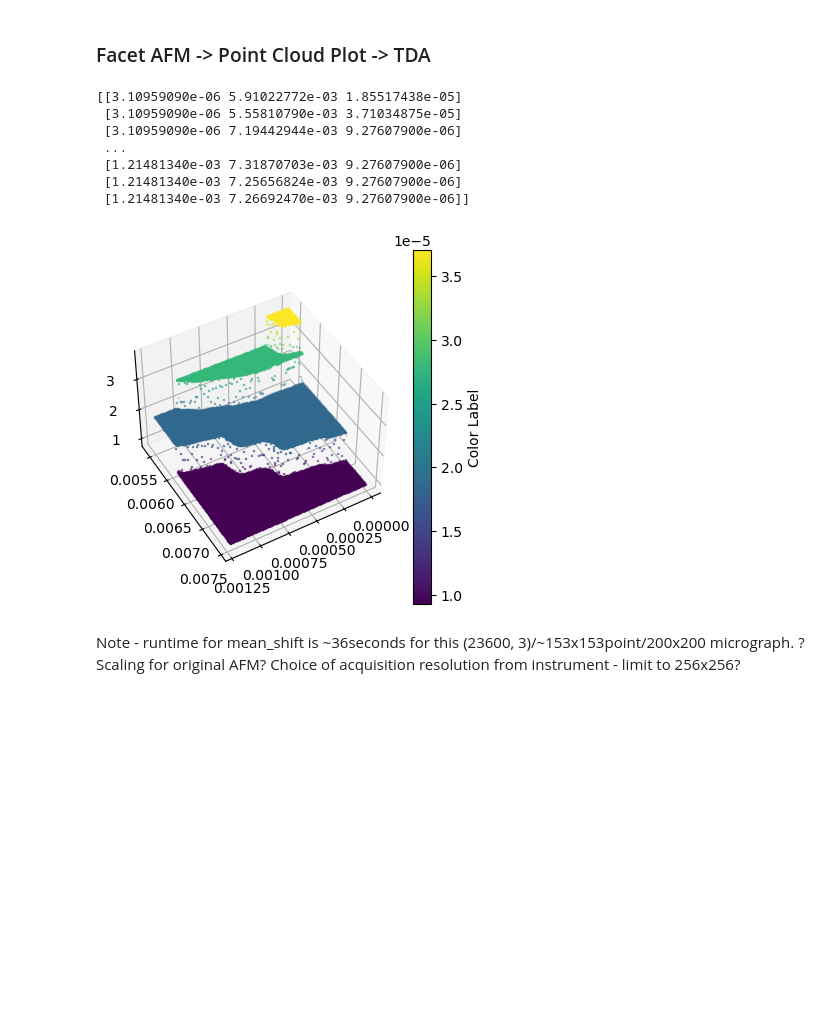
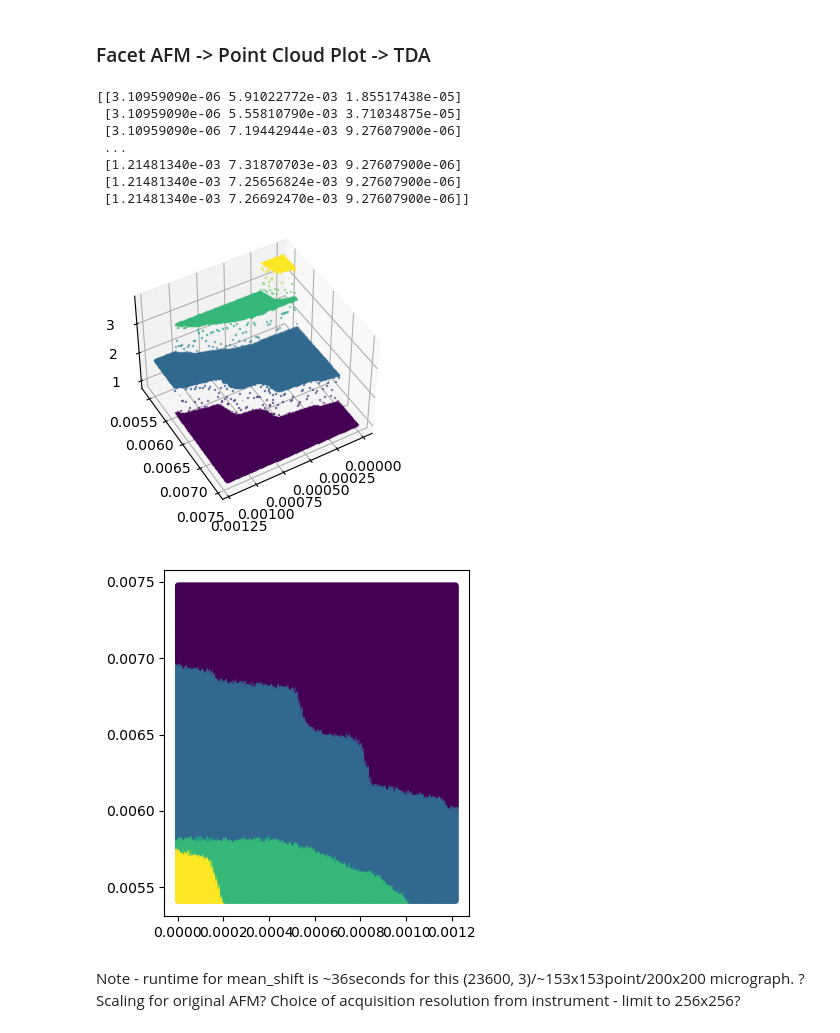
Before and after one commit to st-te/AFML, a Jupyter notebook: AFML_AFM_plot_cluster_downsample_tda.ipynb, the cells around one changed output. Saved outputs shown, nothing was run; the diff lists cells and outputs as text; code cells hidden in the pictures; blank space fills up the shorter version.

```diff
--- a/AFML_AFM_plot_cluster_downsample_tda.ipynb
+++ b/AFML_AFM_plot_cluster_downsample_tda.ipynb
@@ -81,27 +102,47 @@ def plot_afm_3d(filtered_xyz):
 
     scatter = ax.scatter(x, y, z, c=z, norm=norm, cmap=colormap, marker=",", s=0.5)
 
-    cbar = plt.colorbar(scatter, ax=ax)
-    cbar.set_label("Color Label")
+    #cbar = plt.colorbar(scatter, ax=ax)
+    #cbar.set_label("Color Label")
 
     ax.view_init(45, 60)
 
     plt.tight_layout()
 
     plt.show()
+# %%
+def plot_afm_2d(filtered_xyz):
+    x, y, z = [filtered_xyz[:, i] for i in range(3)]
+    plt.figure()
+    colormap = plt.get_cmap("viridis")  # You can choose other colormaps as well
+    plt.rcParams["figure.figsize"] = [3.0, 3.0]
+    plt.rcParams["figure.autolayout"] = True
+    # Normalize the 'colour' column to map it to the colormap
+    norm = plt.Normalize(z.min(), z.max())
+
+    scatter = plt.scatter(x, y, c=z, cmap=colormap, norm=norm, s=15)
+
+    #cbar = plt.colorbar(scatter)
+    #cbar.set_label("Color Label")
+
+    plt.tight_layout()
+
+    plt.show()
 # %%
 afm = read_AFM_XYZ('/Users/user/Documents/PhD/AFML/AFML/sample_preproc_data/terrace_sample/save-2011.11.30-14.25.48_terrace_200.xyz')
 print(afm)
 plot_afm_3d(afm)
+plot_afm_2d(afm)
 # %% [output]
 [[3.10959090e-06 5.91022772e-03 1.85517438e-05]
  [3.10959090e-06 5.55810790e-03 3.71034875e-05]
  [3.10959090e-06 7.19442944e-03 9.27607900e-06]
  ...
  [1.21481340e-03 7.31870703e-03 9.27607900e-06]
  [1.21481340e-03 7.25656824e-03 9.27607900e-06]
  [1.21481340e-03 7.26692470e-03 9.27607900e-06]]
-[figure, old version]
+[figure, new version]
+[figure, added]
 # %% [markdown]
 Note - runtime for mean_shift is ~36seconds for this (23600, 3)/~153x153point/200x200 micrograph. ? Scaling for original AFM? Choice of acquisition resolution from instrument - limit to 256x256?
 # %%
```
Also changed, not shown: parts of 6 cells of this notebook, 3 other files.
